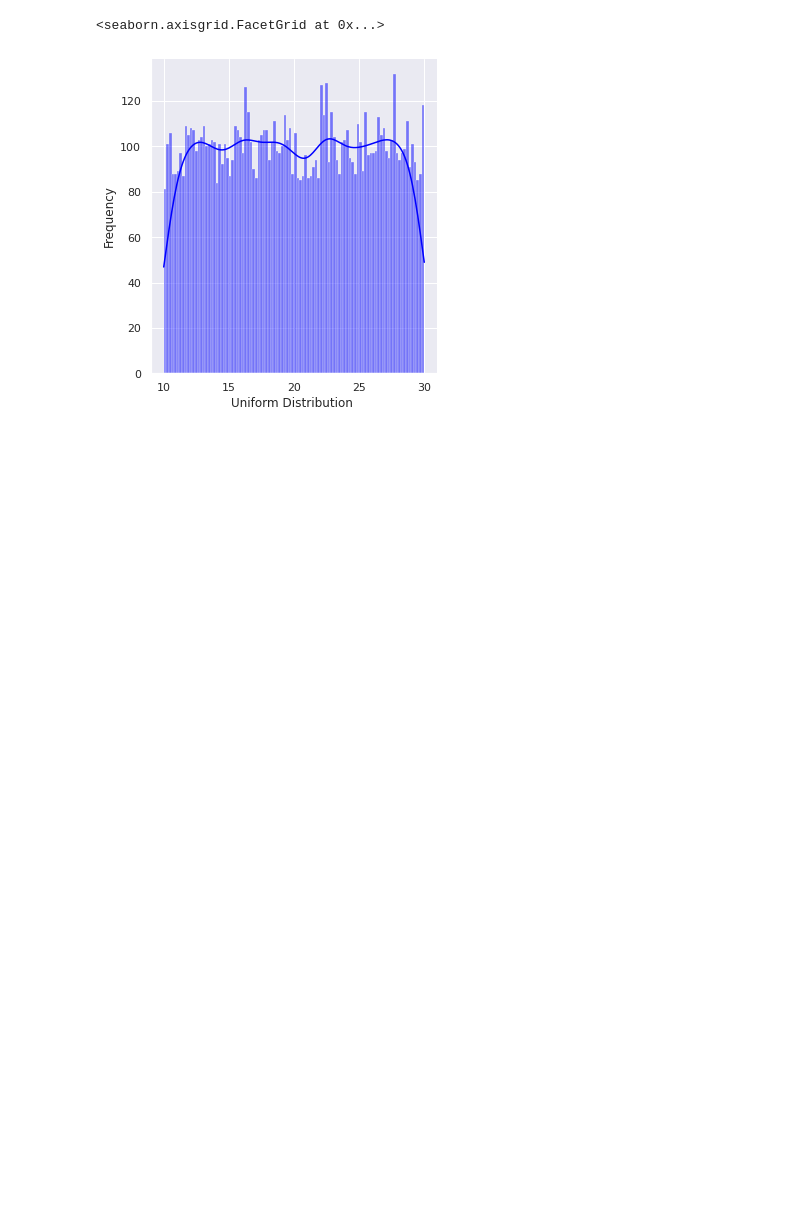
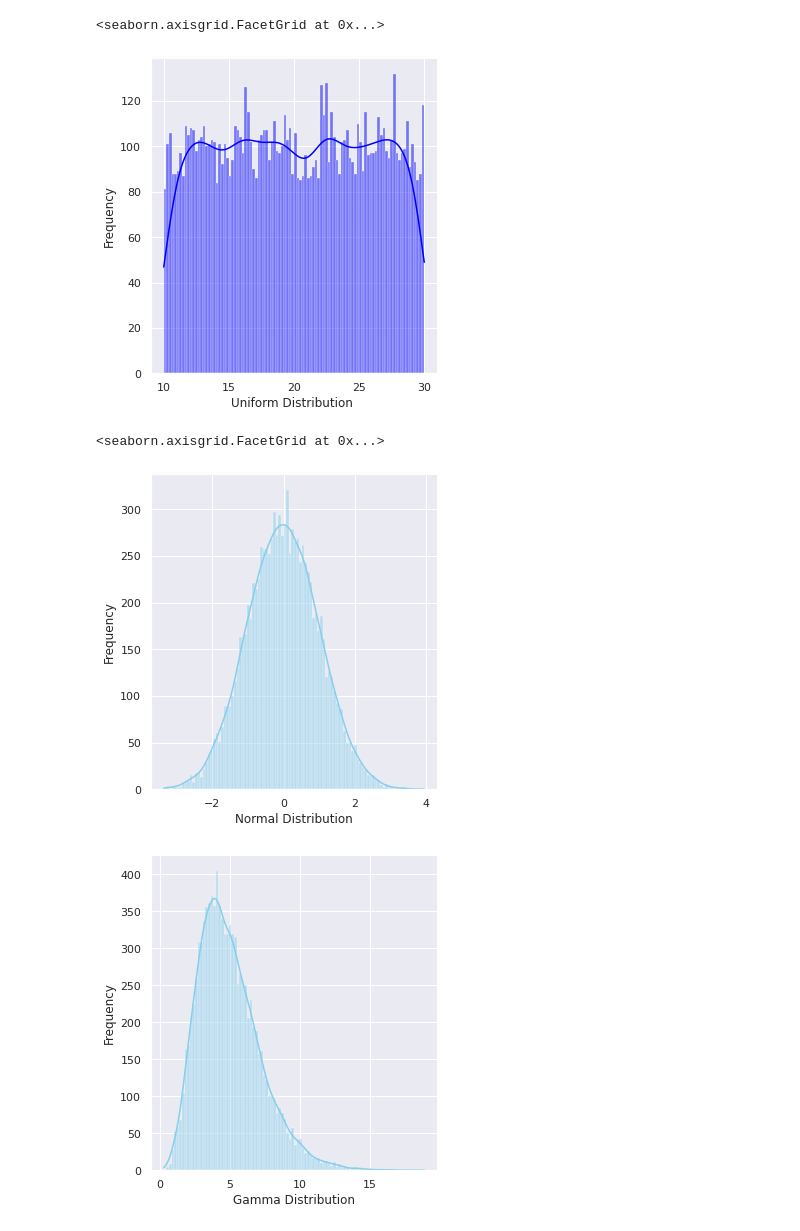
Before and after one commit to Madhu-Mitra/DS, a Jupyter notebook: probability distribution.ipynb, the cells around one changed output. Drawn from its saved outputs; the diff is of its cells as text; code cells hidden in the pictures; blank space fills up the shorter version.

```diff
--- a/probability distribution.ipynb
+++ b/probability distribution.ipynb
@@ -28,3 +28,25 @@ ax.set(xlabel='Uniform Distribution ', ylabel='Frequency')
 # %% [output]
 <seaborn.axisgrid.FacetGrid at 0x...>
 [figure]
+# %%
+from scipy.stats import norm
+# generate random numbers from N(0,1)
+data_normal = norm.rvs(size=10000,loc=0,scale=1)
+ax = sns.displot(data_normal,
+                  bins=100,
+                  kde=True,
+                  color='skyblue',
+                  )
+ax.set(xlabel='Normal Distribution', ylabel='Frequency')
+from scipy.stats import gamma
+data_gamma = gamma.rvs(a=5, size=10000)
+ax = sns.displot(data_gamma,
+                  kde=True,
+                  bins=100,
+                  color='skyblue',
+                 )
+ax.set(xlabel='Gamma Distribution', ylabel='Frequency')
+# %% [output]
+<seaborn.axisgrid.FacetGrid at 0x...>
+[figure, added]
+[figure, added]
```
Also changed, not shown: parts of 6 cells of this notebook.
